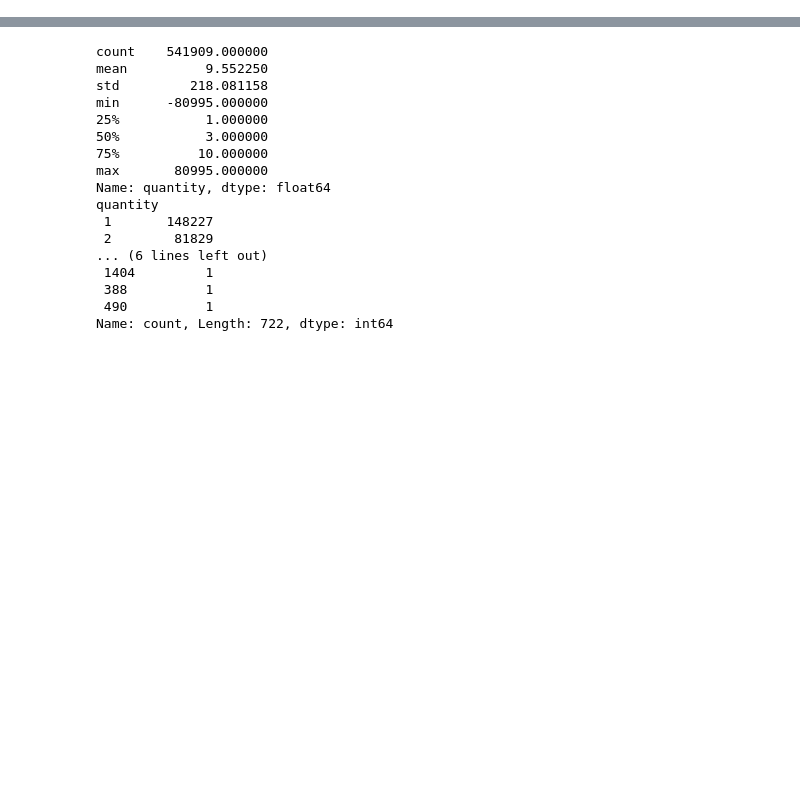
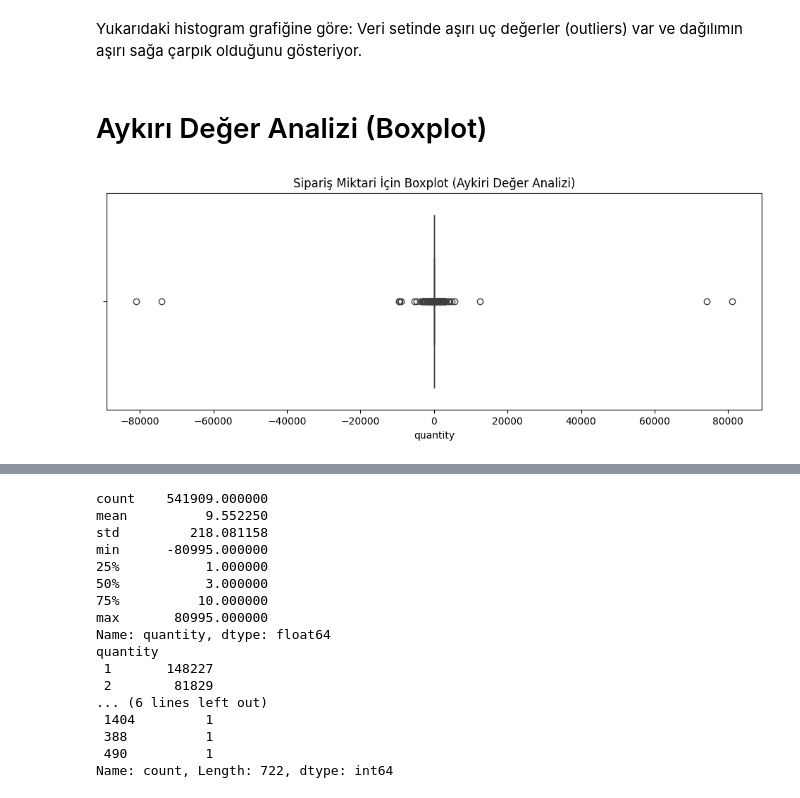
Before and after one commit to karahanmerves/e_commerce_analysis_pipline_project, a Jupyter notebook: src/analyze_data.ipynb, the cells around one changed output, grey strips where cells are left out. Saved outputs shown, nothing was run; the diff lists cells and outputs as text; code cells hidden in the pictures; blank space fills up the shorter version.

```diff
--- a/src/analyze_data.ipynb
+++ b/src/analyze_data.ipynb
@@ -14,0 +86,11 @@ df.head()
+# %% [markdown]
+ Yukarıdaki histogram grafiğine göre: Veri setinde aşırı uç değerler (outliers) var ve dağılımın aşırı sağa çarpık olduğunu gösteriyor.
+# %% [markdown]
+# Aykırı Değer Analizi (Boxplot)
+# %%
+plt.figure(figsize=(12, 4))
+sns.boxplot(x=df["quantity"])
+plt.title("Sipariş Miktari İçin Boxplot (Aykiri Değer Analizi)")
+plt.show()
+# %% [output]
+[figure, added]
```
Also changed, not shown: parts of 38 cells of this notebook.
